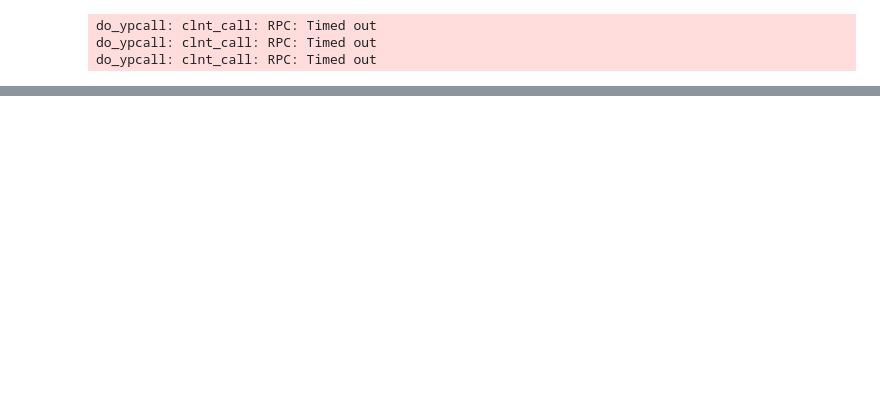
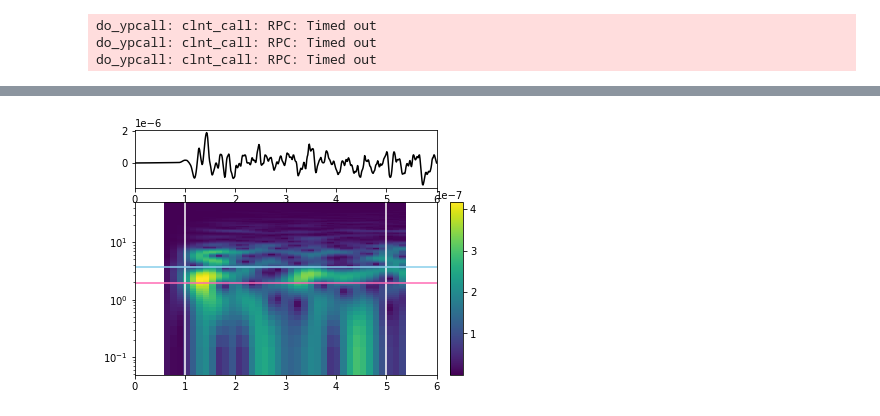
Before and after one commit to RebeccaColquhoun/seismo_det, a Jupyter notebook: code/spectrograms.ipynb, the cells around one changed output, grey strips where cells are left out. Cells and saved outputs as stored; diff of their text form; code cells hidden in the pictures; blank space fills up the shorter version.

```diff
--- a/code/spectrograms.ipynb
+++ b/code/spectrograms.ipynb
@@ -299,0 +175,2 @@ data[tr_no].stats.channel[-1]
+# %%
+df =  pd.read_pickle('/home/earthquakes1/homes/Rebecca/phd/seismo_det/dataframe_bandpass_3_0_075Hz.pkl')
@@ -299,0 +179,77 @@ data[tr_no].stats.channel[-1]
+# %%
+import random
+from datetime import timedelta
+for count in range(0, 1):#len(eq_with_data[0:100])):
+    eq_no = count # random.randrange(0,len(eq_with_data))
+    eq_name = eq_with_data[eq_no]
+    Z_comp = 0
+    print(eq_name)
+    #try:
+    data = obspy.read(root+eq_name+'/data/*/*')
+    #data.plot()
+    inv = obspy.read_inventory(root+eq_name+'/station_xml_files/*')
+    data.remove_response(inv)
+    with open(root+eq_name+'/picks.pkl', 'rb') as f:
+        picks = pickle.load(f)
+    df_row = df.loc[eq_name]
+    #except:
+        #continue
+    if len(data)>0:
+        successful = 0
+        for tr_no in range(0, len(data)):
+            sr = data[tr_no].stats.sampling_rate
+            tr_name = data[tr_no].stats.network+'.'+data[tr_no].stats.station+'.'+data[tr_no].stats.location
+            #print(tr_name)
+            # only consider vertical stations (Z)
+            if data[tr_no].stats.channel[-1] == 'Z':
+                #try:
+                tpmax = df_row.tpmax[Z_comp]
+                tc = df_row.tc[Z_comp]
+
+                t = util.filenameToDate(eq_name)
+                filter_start = str(UTCDateTime(t-timedelta(seconds=1)))
+                filter_stop = str(UTCDateTime(t+timedelta(seconds=1)))
+
+                event = cat.filter('time > ' + filter_start, 'time < ' + filter_stop)
+                # print(event)
+                data_nearby = util.find_nearby_data(data, inv, event[0], 100)
+                #print('pick')
+                pick = UTCDateTime(picks[tr_name])
+                start = pick -1 #int((pick - data[tr_no].stats.starttime)*sr)
+                end = pick + 5 # int(start + 4 * sr)
+                #print('d')
+                d = data[tr_no].copy()#.filter('lowpass', freq=10)
+                d.interpolate(100, 'lanczos', a = 20)
+                d.filter('highpass', freq=0.25) #anything less than 0.25s (1/4s) we can't undertand or model, could be aliased.
+                d.detrend()
+                d.integrate()
+                d.detrend()
+                d.trim(start, end)
+                d.detrend()
+                #print('plotting')
+                from obspy.imaging.spectrogram import spectrogram
+                fig = plt.figure()
+                ax1 = fig.add_axes([0.1, 0.75, 0.7, 0.2]) #[left bottom width height]
+                ax2 = fig.add_axes([0.1, 0.1, 0.7, 0.60], sharex=ax1)
+                ax3 = fig.add_axes([0.83, 0.1, 0.03, 0.6])
+
+                #make time vector
+                t = np.arange(d.stats.npts) / d.stats.sampling_rate
+
+                #plot waveform (top subfigure)
+                ax1.plot(t, d.data, 'k')
+
+                #plot spectrogram (bottom subfigure)
+                spl2 = d
+                fig = spl2.spectrogram(show=False, axes=ax2, log = True)
+                mappable = ax2.collections[0]
+                ax2.vlines(1, 0, 50, color='white')
+                ax2.vlines(5, 0, 50, color='white')
+                ax2.hlines(1/tpmax, 0, 6, color='hotpink')
+                ax2.hlines(1/tc, 0, 6, color='skyblue')
+                plt.colorbar(mappable=mappable, cax=ax3)
+                plt.savefig('/home/earthquakes1/homes/Rebecca/phd/data/spectrograms/'+eq_name+'_'+tr_name+'.png')
+                Z_comp += 1
+                #except:
+                #    continue #print('except')
+# %% [output]
@@ -299,0 +257 @@ data[tr_no].stats.channel[-1]
+[figure, added]
```
Also changed, not shown: parts of 45 cells of this notebook.
